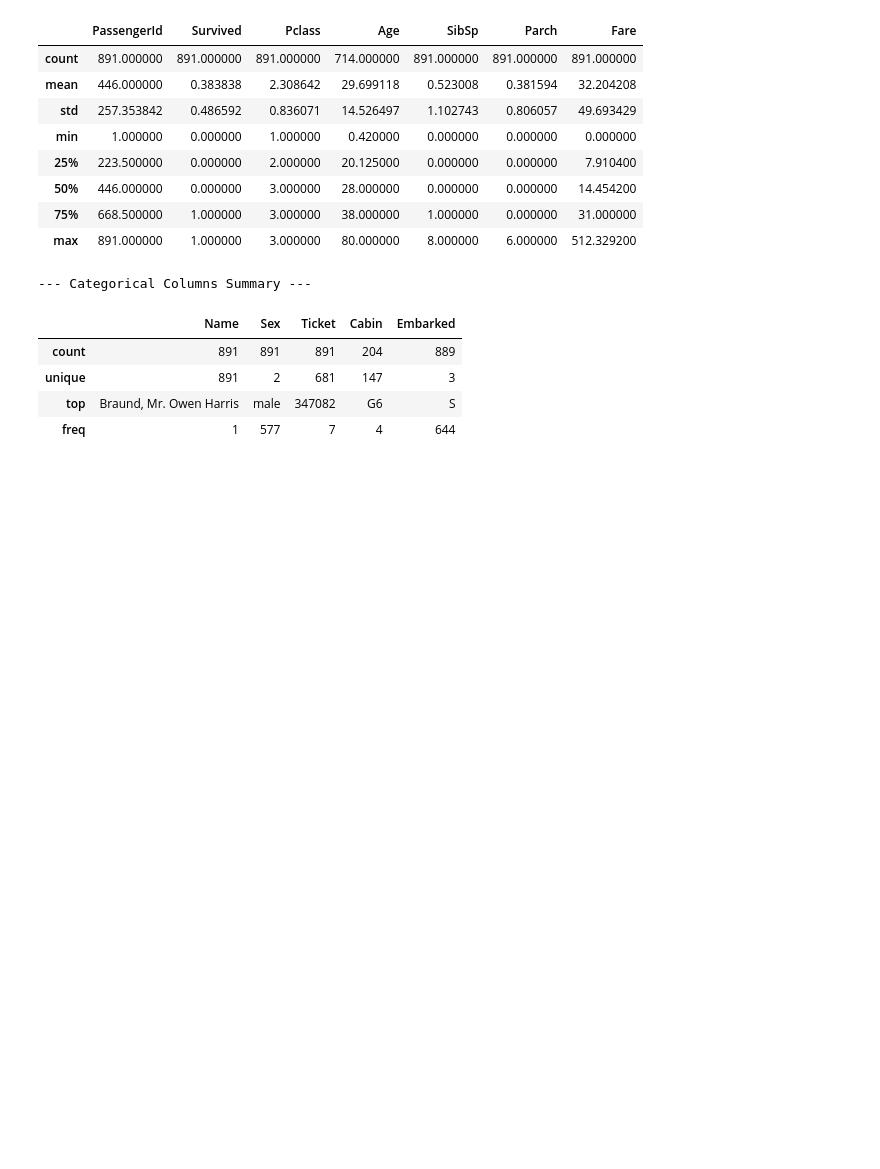
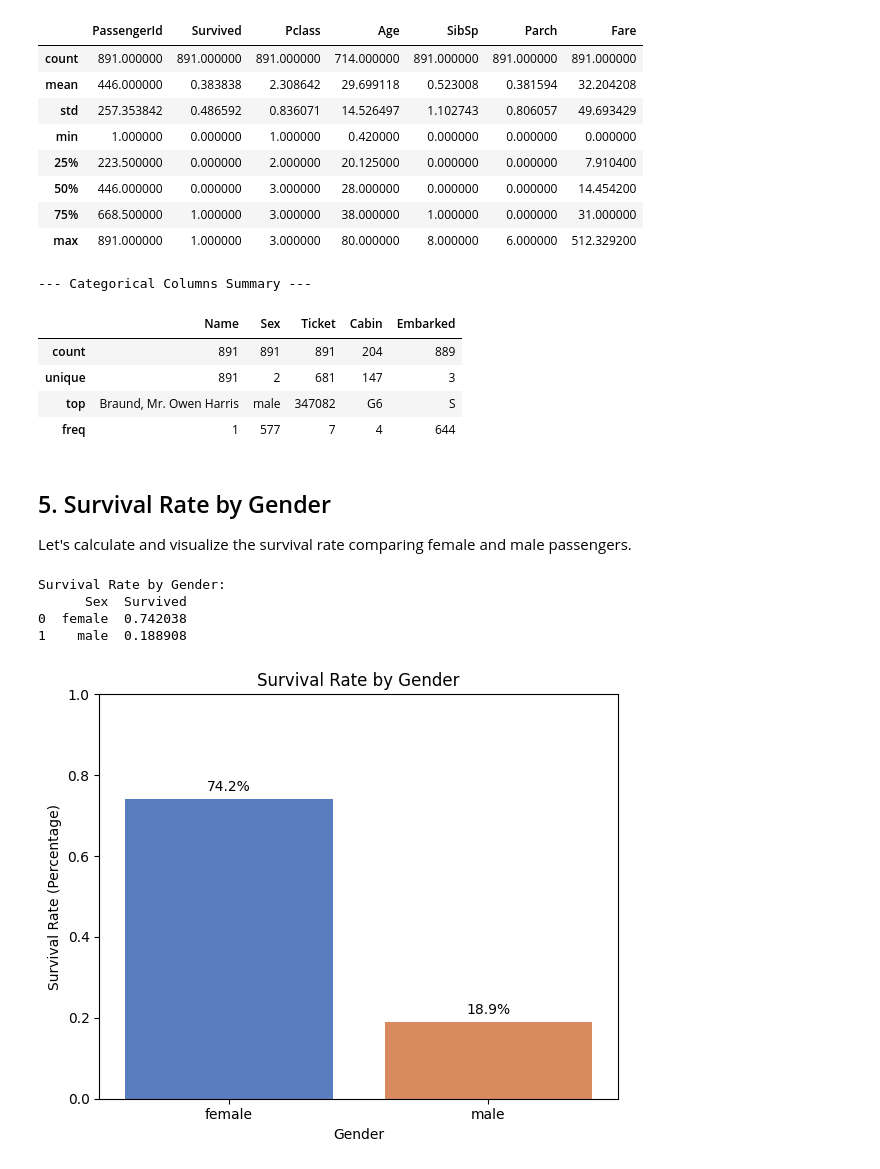
Before and after one commit to neilbhana/neilbhana-Datascience-GenAI-Submissions, a Jupyter notebook: Seminar_week_3_titanic_EDA.ipynb, the cells around one changed output. Cells and saved outputs as stored; diff of their text form; code cells hidden in the pictures; blank space fills up the shorter version.

```diff
--- a/Seminar_week_3_titanic_EDA.ipynb
+++ b/Seminar_week_3_titanic_EDA.ipynb
@@ -104,3 +106,35 @@ display(df.describe(include=['O']))
 | unique | 891 | 2 | 681 | 147 | 3 |
 | top | Braund, Mr. Owen Harris | male | 347082 | G6 | S |
 | freq | 1 | 577 | 7 | 4 | 644 |
+# %% [markdown]
+## 5. Survival Rate by Gender
+Let's calculate and visualize the survival rate comparing female and male passengers.
+# %%
+import matplotlib.pyplot as plt
+import seaborn as sns
+
+# Calculate survival rate by gender
+survival_by_gender = df.groupby('Sex')['Survived'].mean().reset_index()
+print("Survival Rate by Gender:")
+print(survival_by_gender)
+
+# Create the bar plot
+plt.figure(figsize=(6, 5))
+sns.barplot(x='Sex', y='Survived', data=survival_by_gender, palette='muted', hue='Sex', legend=False)
+plt.title('Survival Rate by Gender')
+plt.ylabel('Survival Rate (Percentage)')
+plt.xlabel('Gender')
+plt.ylim(0, 1)  # Set limit from 0% to 100%
+
+# Add percentage labels on top of the bars
+for index, row in survival_by_gender.iterrows():
+    plt.text(index, row['Survived'] + 0.02, f"{row['Survived']*100:.1f}%", color='black', ha="center")
+
+plt.tight_layout()
+plt.show()
+# %% [output]
+Survival Rate by Gender:
+      Sex  Survived
+0  female  0.742038
+1    male  0.188908
+[figure, added]
```
Also changed, not shown: parts of 7 cells of this notebook.
